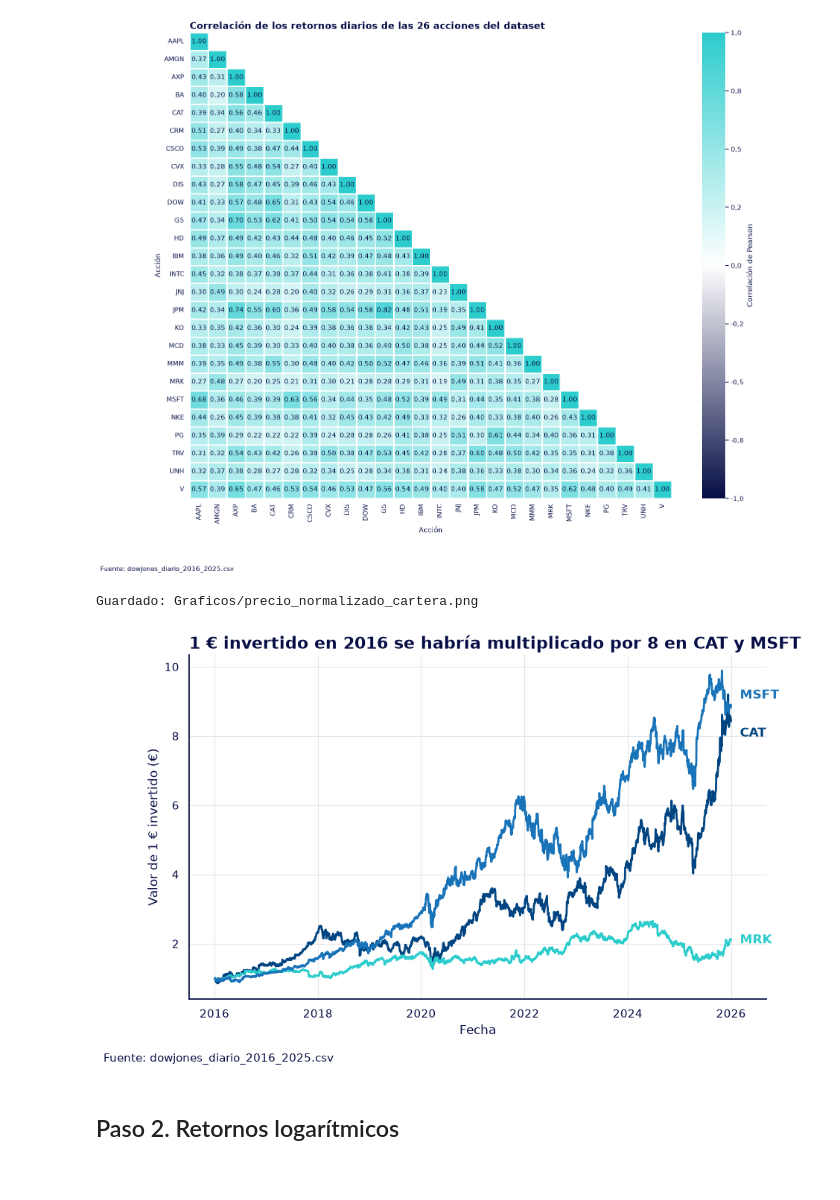
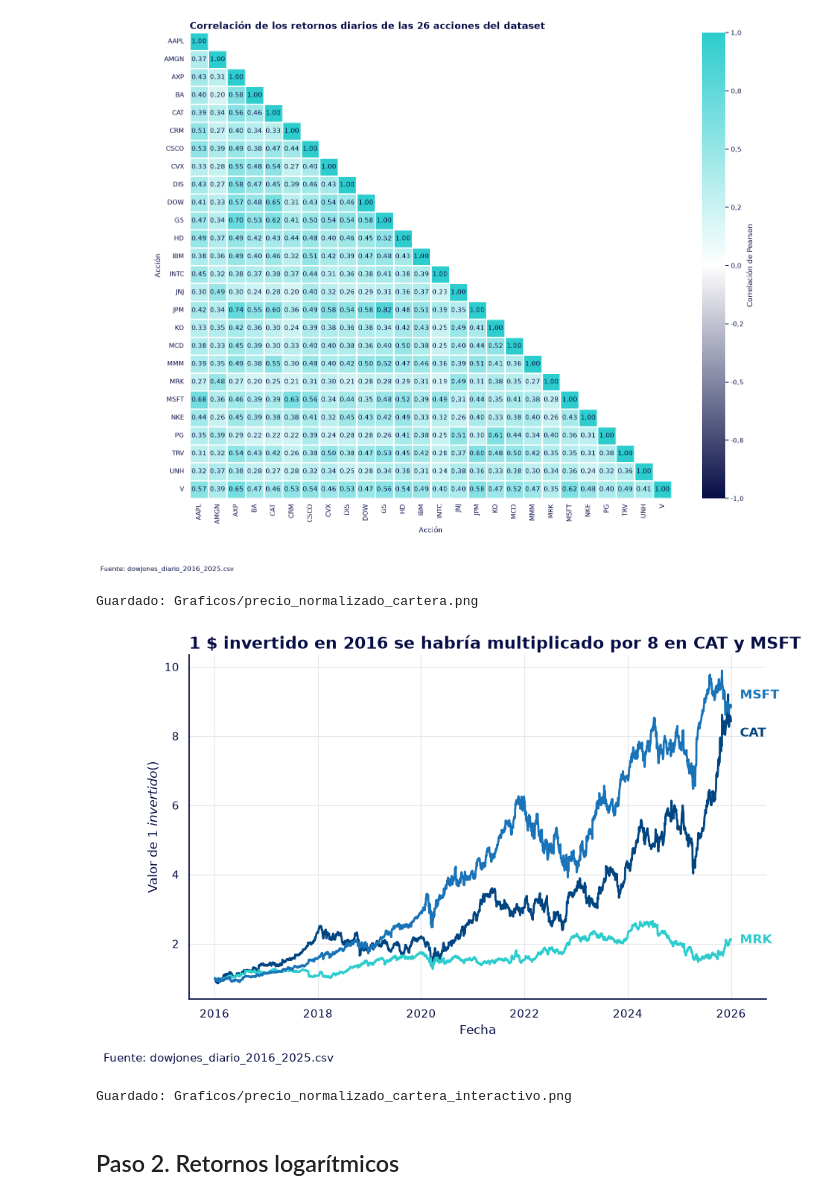
Before and after one commit to danielsoponaru/26_27_R09_Azul_Claro, a Jupyter notebook: seleccion_cartera.ipynb, the cells around one changed output. Drawn from its saved outputs; the diff is of its cells as text; code cells hidden in the pictures.

Commit message:
Gráficos interactivos con plotly (rentabilidad, correlación y volatilidad) y corrección del eje X en la dispersión

```diff
--- a/seleccion_cartera.ipynb
+++ b/seleccion_cartera.ipynb
@@ -134,27 +135,46 @@ Guardado: Graficos/heatmap_correlacion_todas.png
 # %%
 precios_norm = precios[cartera] / precios[cartera].iloc[0]
 
 fig, ax = plt.subplots()
 ax.plot(precios_norm['CAT'], color=color_CAT, linewidth=2)
 ax.plot(precios_norm['MRK'], color=color_MRK, linewidth=2)
 ax.plot(precios_norm['MSFT'], color=color_MSFT, linewidth=2)
 
 ultima_fecha = precios_norm.index[-1]
 ax.text(ultima_fecha, precios_norm['CAT'].iloc[-1] - 0.35, '  CAT', color=color_CAT, fontweight='bold', fontsize=12, va='center')
 ax.text(ultima_fecha, precios_norm['MRK'].iloc[-1], '  MRK', color=color_MRK, fontweight='bold', fontsize=12, va='center')
 ax.text(ultima_fecha, precios_norm['MSFT'].iloc[-1] + 0.35, '  MSFT', color=color_MSFT, fontweight='bold', fontsize=12, va='center')
 ax.set_xlim(right=ultima_fecha + pd.Timedelta(days=250))
 
-ax.set_title('1 € invertido en 2016 se habría multiplicado por 8 en CAT y MSFT')
+ax.set_title('1 $ invertido en 2016 se habría multiplicado por 8 en CAT y MSFT')
 ax.set_xlabel('Fecha')
-ax.set_ylabel('Valor de 1 € invertido (€)')
+ax.set_ylabel('Valor de 1 $ invertido ($)')
 ax.yaxis.set_major_formatter(lambda v, _: fmt_es(v))
 plt.figtext(0.01, -0.03, fuente, fontsize=11, color=BBVA['marino'])
 guardar_mpl(fig, 'precio_normalizado_cartera')
 plt.show()
 # %% [output]
 Guardado: Graficos/precio_normalizado_cartera.png
-[figure, old version]
+[figure, new version]
+# %%
+precios_norm = precios[cartera] / precios[cartera].iloc[0]
+colores = {'CAT': color_CAT, 'MRK': color_MRK, 'MSFT': color_MSFT}
+
+fig = go.Figure()
+for t in cartera:
+    fig.add_trace(go.Scatter(x=precios_norm.index, y=precios_norm[t], mode='lines', name=t,
+                             line=dict(color=colores[t], width=2),
+                             hovertemplate=t + ': %{y:,.2f} $<extra></extra>'))
+fig.update_layout(title='1 $ invertido en 2016 se habría multiplicado por 8 en CAT y MSFT',
+                  xaxis_title='Fecha', yaxis_title='Valor de 1 USD invertido (USD)',
+                  hovermode='x unified', separators=',.', xaxis=dict(hoverformat='%d %b %Y'),
+                  legend=dict(title='Acción'))
+fig.update_layout(margin=dict(b=120), legend=dict(x=1, xanchor='right', y=1.02, yanchor='bottom'))
+fig.add_annotation(text=fuente, xref='paper', yref='paper', x=0, y=-0.2, showarrow=False, font=dict(size=11))
+guardar_plotly(fig, 'precio_normalizado_cartera_interactivo')
+fig.show(config={'displaylogo': False})
+# %% [output]
+Guardado: Graficos/precio_normalizado_cartera_interactivo.png
 # %% [markdown]
 ## Paso 2. Retornos logarítmicos
 # %%
```
Also changed, not shown: parts of 4 cells of this notebook, 5 other files.
